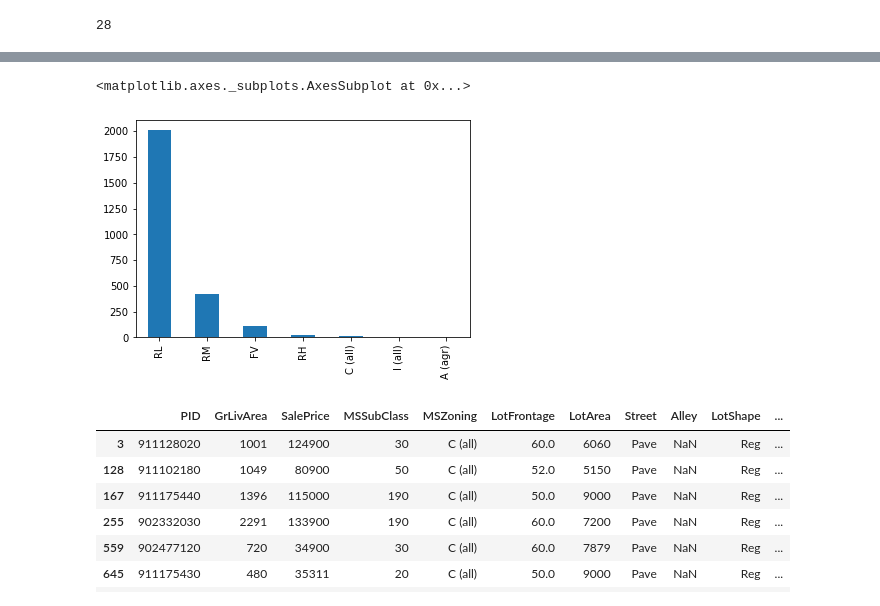
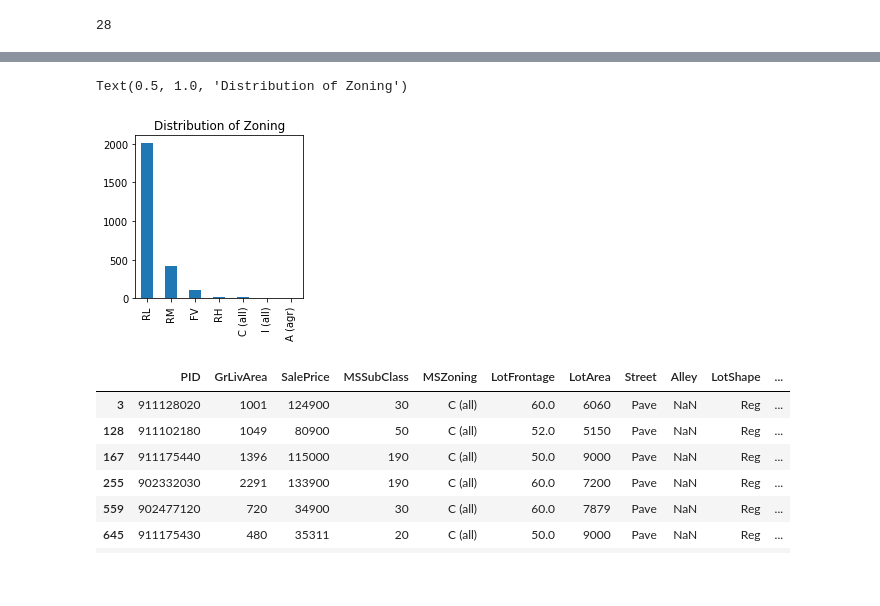
Before and after one commit to brandoncryu/ames_ml_project, a Jupyter notebook: EDA_Stephen.ipynb, the cells around one changed output, grey strips where cells are left out. Cells and saved outputs as stored; diff of their text form; code cells hidden in the pictures; blank space fills up the shorter version.

```diff
--- a/EDA_Stephen.ipynb
+++ b/EDA_Stephen.ipynb
@@ -58,8 +62,10 @@ housing['BldgType'].value_counts().plot(kind='bar')
 # %%
+plt.figure(figsize=(3,3))
 housing.MSZoning.value_counts().plot(kind='bar')
+plt.title('Distribution of Zoning')
 # %% [output]
-<matplotlib.axes._subplots.AxesSubplot at 0x...>
+Text(0.5, 1.0, 'Distribution of Zoning')
-[figure, old version]
+[figure, new version]
 # %%
 housing[housing.MSZoning=='C (all)']
 # %% [output]
```
Also changed, not shown: parts of 20 cells of this notebook.
